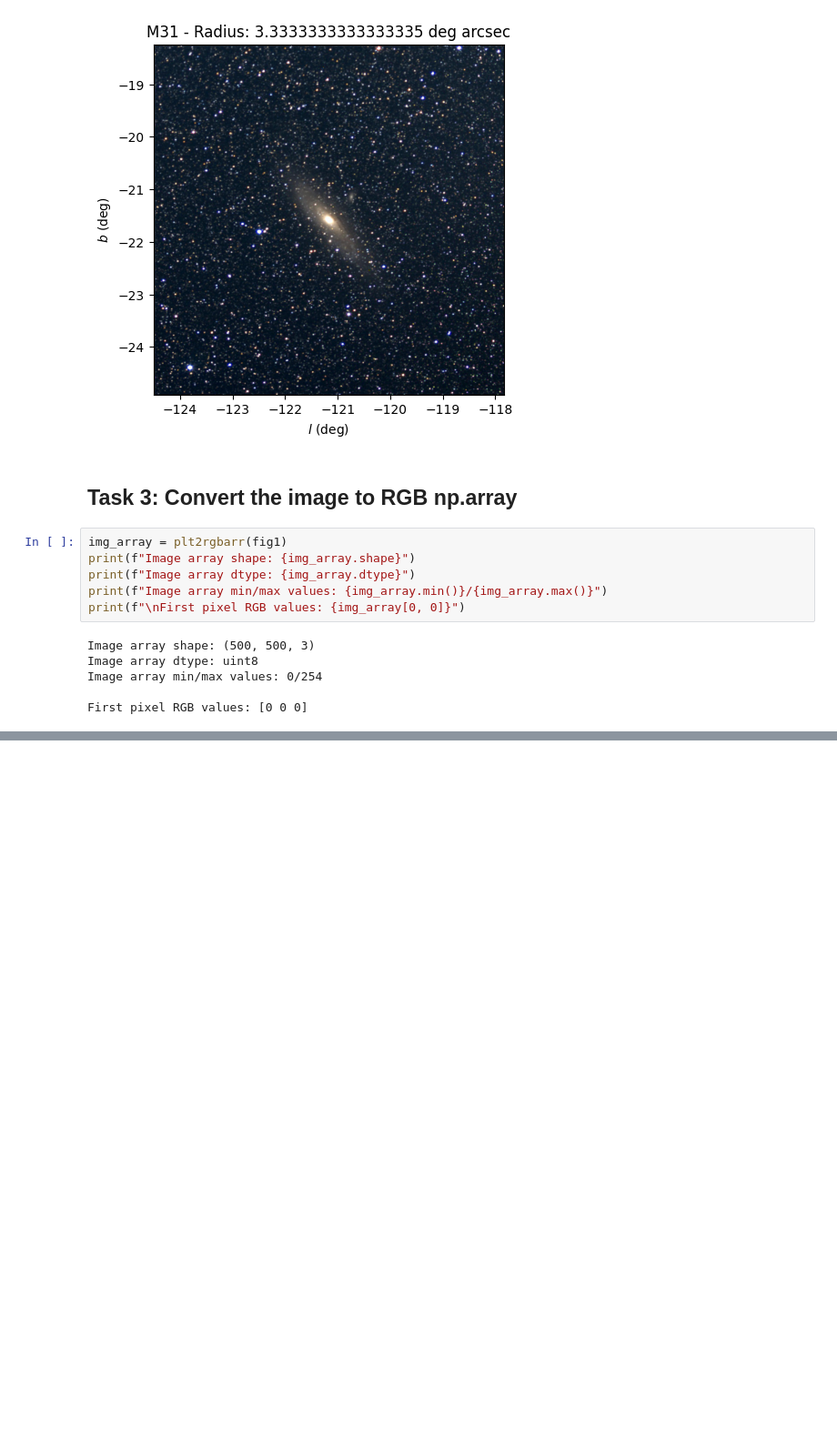
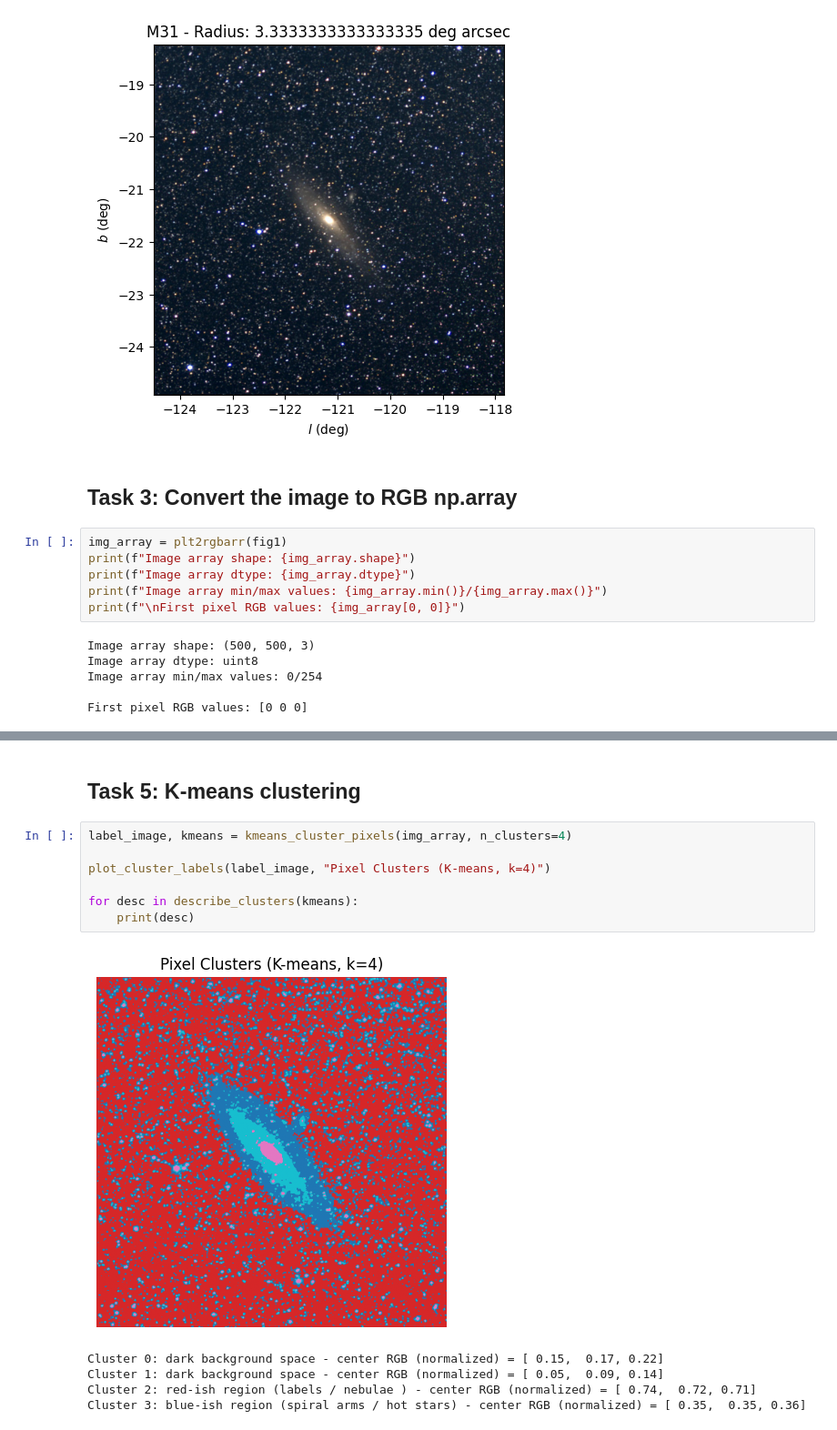
Before and after one commit to aleksanderboe/MOD300-Project-3, a Jupyter notebook: Project-4/project.ipynb, the cells around one changed output, grey strips where cells are left out. Shown at 91% size. Cells and saved outputs as stored; diff of their text form; blank space fills up the shorter version.

Commit message:
topic 1, task 4 and 5 main parts done

```diff
--- a/Project-4/project.ipynb
+++ b/Project-4/project.ipynb
@@ -56,0 +67,15 @@ First pixel RGB values: [0 0 0]
+# %% [markdown]
+## Task 5: K-means clustering
+# %%
+label_image, kmeans = kmeans_cluster_pixels(img_array, n_clusters=4)
+
+plot_cluster_labels(label_image, "Pixel Clusters (K-means, k=4)")
+
+for desc in describe_clusters(kmeans):
+    print(desc)
+# %% [output]
+[figure, added]
+Cluster 0: dark background space - center RGB (normalized) = [ 0.15,  0.17, 0.22]
+Cluster 1: dark background space - center RGB (normalized) = [ 0.05,  0.09, 0.14]
+Cluster 2: red-ish region (labels / nebulae ) - center RGB (normalized) = [ 0.74,  0.72, 0.71]
+Cluster 3: blue-ish region (spiral arms / hot stars) - center RGB (normalized) = [ 0.35,  0.35, 0.36]
```
Also changed, not shown: parts of 3 cells of this notebook, 1 other file.
